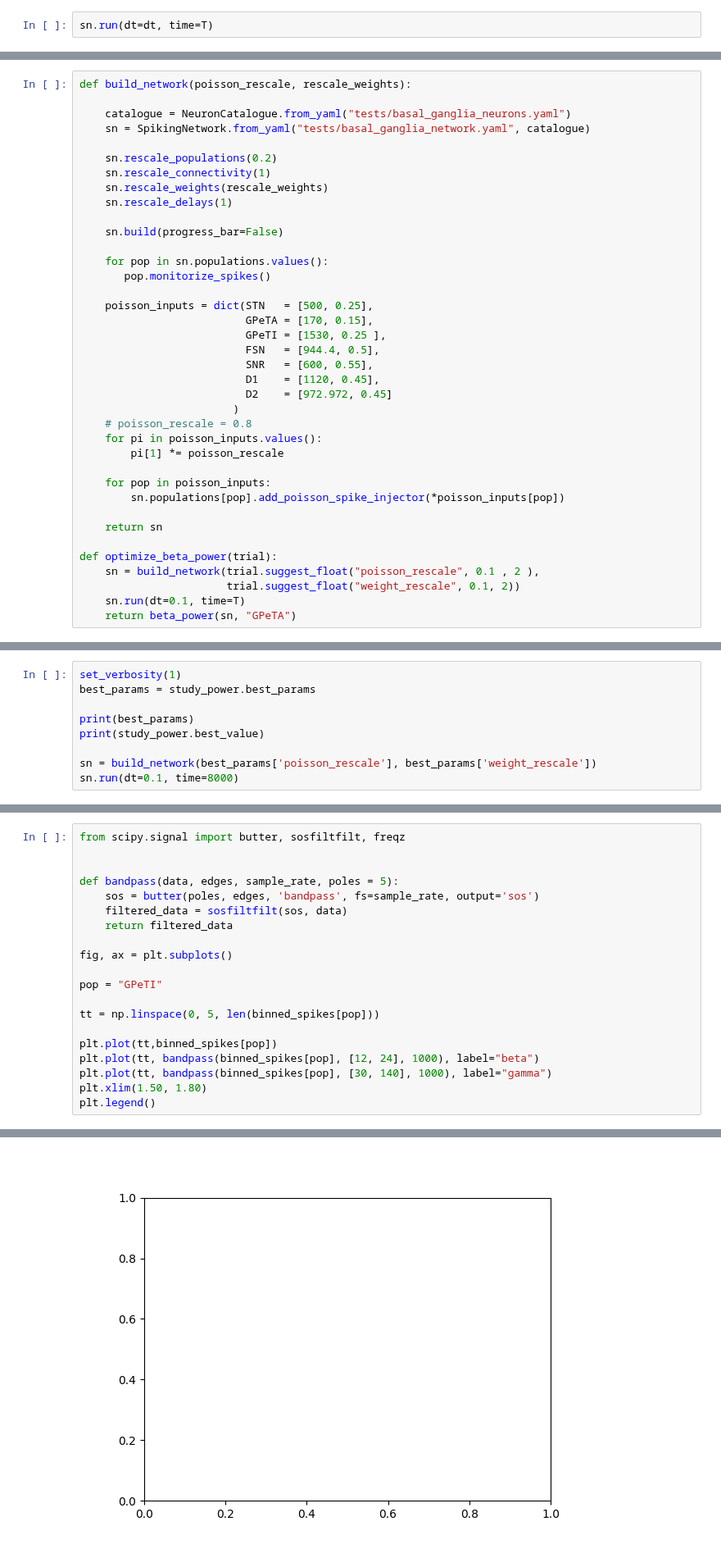
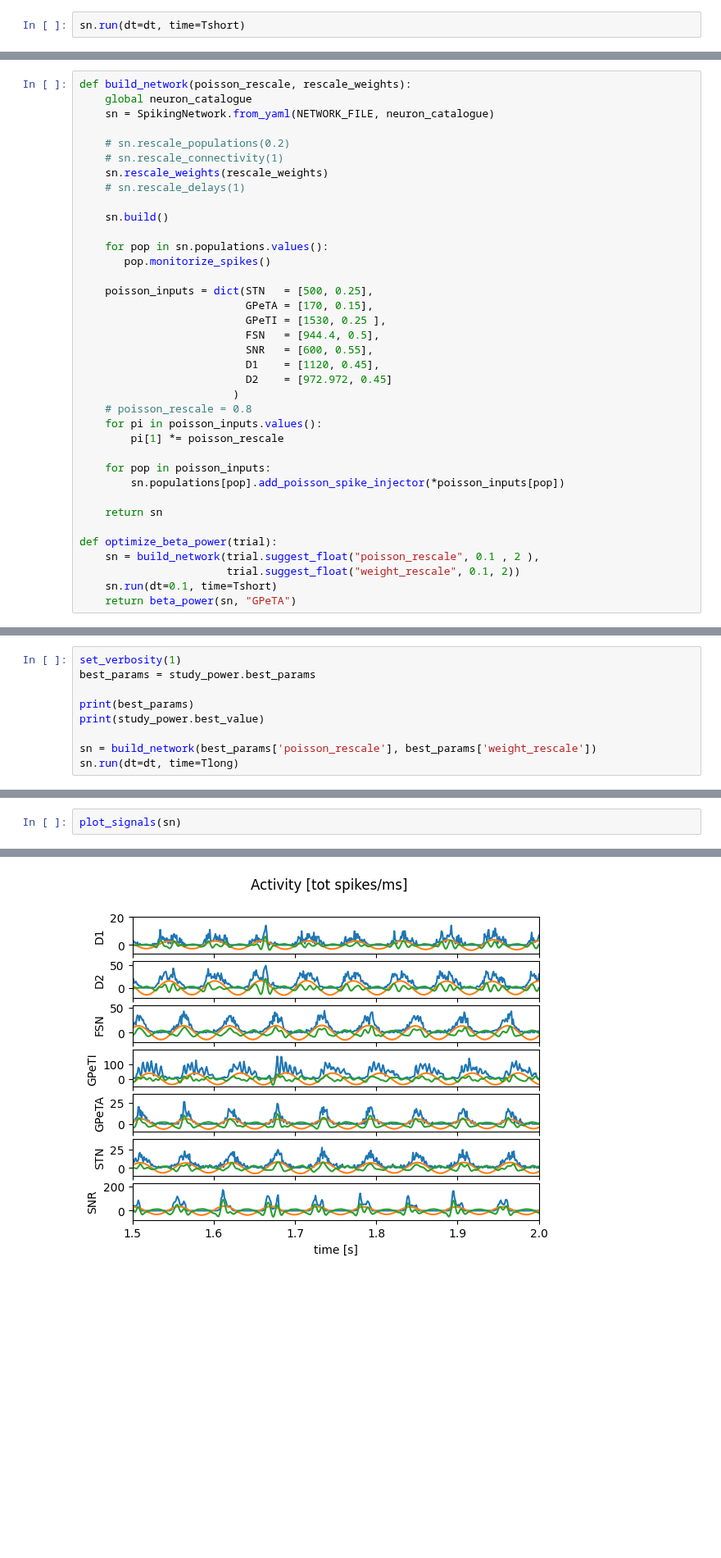
Before and after one commit to djanloo/quilt, a Jupyter notebook: bg_analysis/basal_ganglia.ipynb, the cells around one changed output, grey strips where cells are left out. Shown at 82% size. Saved outputs shown, nothing was run; the diff lists cells and outputs as text; blank space fills up the shorter version.

```diff
--- a/bg_analysis/basal_ganglia.ipynb
+++ b/bg_analysis/basal_ganglia.ipynb
@@ -70,7 +164,7 @@ sn.populations["D2"].add_poisson_spike_injector(972.927, 0.45 * poisson_rescale)
 # %% [markdown]
 ## Run and get spikes
 # %%
-sn.run(dt=dt, time=T)
+sn.run(dt=dt, time=Tshort)
 # %% [output]
 Running network consisting of 14622 neurons for 10000 timesteps
 --------------------------------------------------
@@ -134,16 +206,15 @@ import optuna
 optuna.logging.set_verbosity(optuna.logging.INFO)
 # %%
 def build_network(poisson_rescale, rescale_weights):
+    global neuron_catalogue
+    sn = SpikingNetwork.from_yaml(NETWORK_FILE, neuron_catalogue)
 
-    catalogue = NeuronCatalogue.from_yaml("tests/basal_ganglia_neurons.yaml")
-    sn = SpikingNetwork.from_yaml("tests/basal_ganglia_network.yaml", catalogue)
+    # sn.rescale_populations(0.2)
+    # sn.rescale_connectivity(1)
+    sn.rescale_weights(rescale_weights)
+    # sn.rescale_delays(1)
 
-    sn.rescale_populations(0.2)
-    sn.rescale_connectivity(1)
-    sn.rescale_weights(rescale_weights)
-    sn.rescale_delays(1)
-
-    sn.build(progress_bar=False)
+    sn.build()
 
     for pop in sn.populations.values():
        pop.monitorize_spikes()
@@ -168,7 +239,7 @@ def build_network(poisson_rescale, rescale_weights):
 def optimize_beta_power(trial):
     sn = build_network(trial.suggest_float("poisson_rescale", 0.1 , 2 ),
                        trial.suggest_float("weight_rescale", 0.1, 2))
-    sn.run(dt=0.1, time=T)
+    sn.run(dt=0.1, time=Tshort)
     return beta_power(sn, "GPeTA")
 # %%
 set_verbosity(0) # Turns off C++ outputs
@@ -222,4 +291,4 @@ print(best_params)
 print(study_power.best_value)
 
 sn = build_network(best_params['poisson_rescale'], best_params['weight_rescale'])
-sn.run(dt=0.1, time=8000)
+sn.run(dt=dt, time=Tlong)
@@ -264,23 +330,5 @@ plt.legend();
 # %% [markdown]
 ## Time signal analysis
 # %%
-from scipy.signal import butter, sosfiltfilt, freqz
-
-
-def bandpass(data, edges, sample_rate, poles = 5):
-    sos = butter(poles, edges, 'bandpass', fs=sample_rate, output='sos')
-    filtered_data = sosfiltfilt(sos, data)
-    return filtered_data
-
-fig, ax = plt.subplots()
-
-pop = "GPeTI"
-
-tt = np.linspace(0, 5, len(binned_spikes[pop]))
-
-plt.plot(tt,binned_spikes[pop])
-plt.plot(tt, bandpass(binned_spikes[pop], [12, 24], 1000), label="beta")
-plt.plot(tt, bandpass(binned_spikes[pop], [30, 140], 1000), label="gamma")
-plt.xlim(1.50, 1.80)
-plt.legend()
+plot_signals(sn)
 # %% [output]
@@ -288,4 +335,4 @@ NameError: name 'binned_spikes' is not defined
-[figure, old version]
+[figure, new version]
 # %% [markdown]
 ## Spectral entropy
 # %%
```
Also changed, not shown: parts of 27 cells of this notebook, 2 other files.
